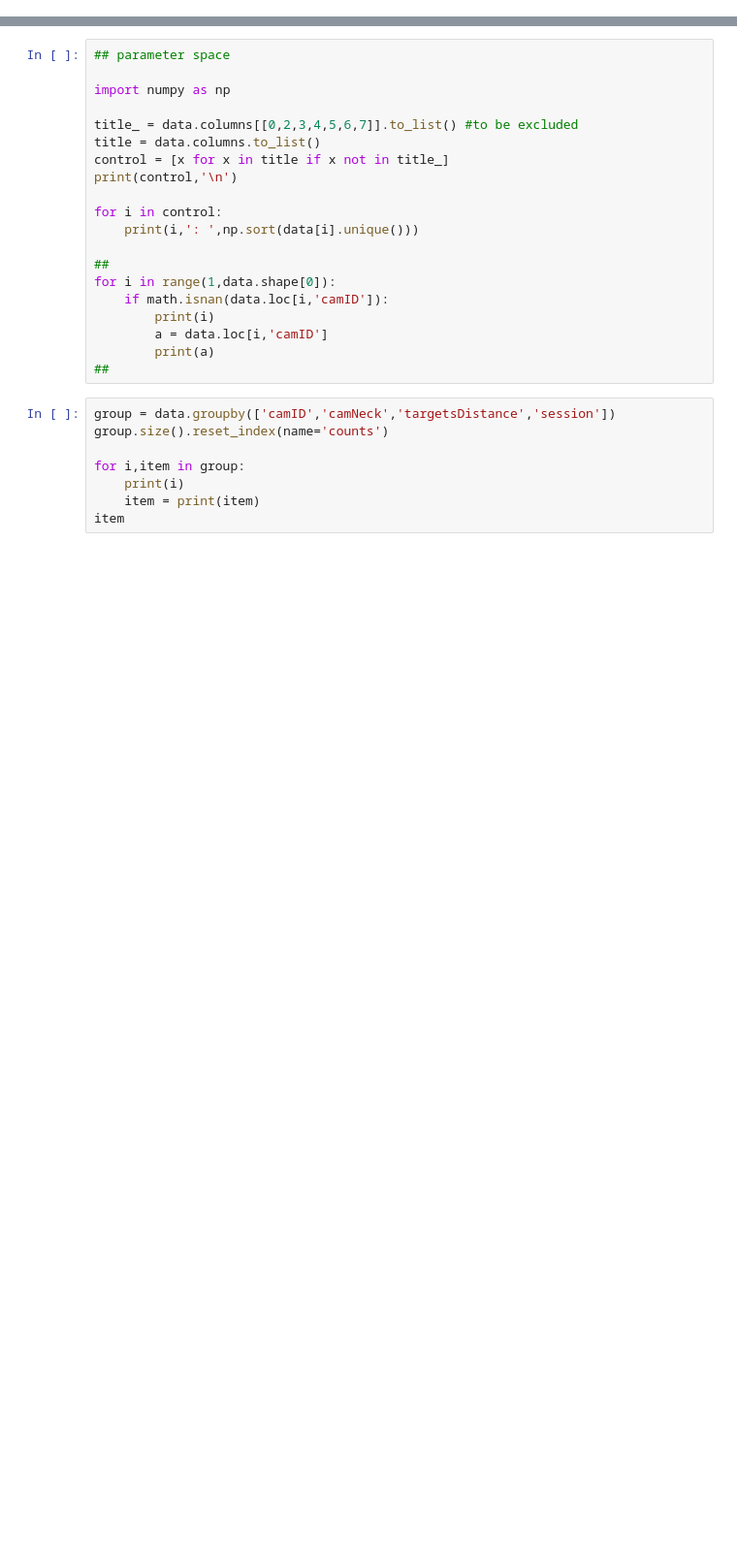
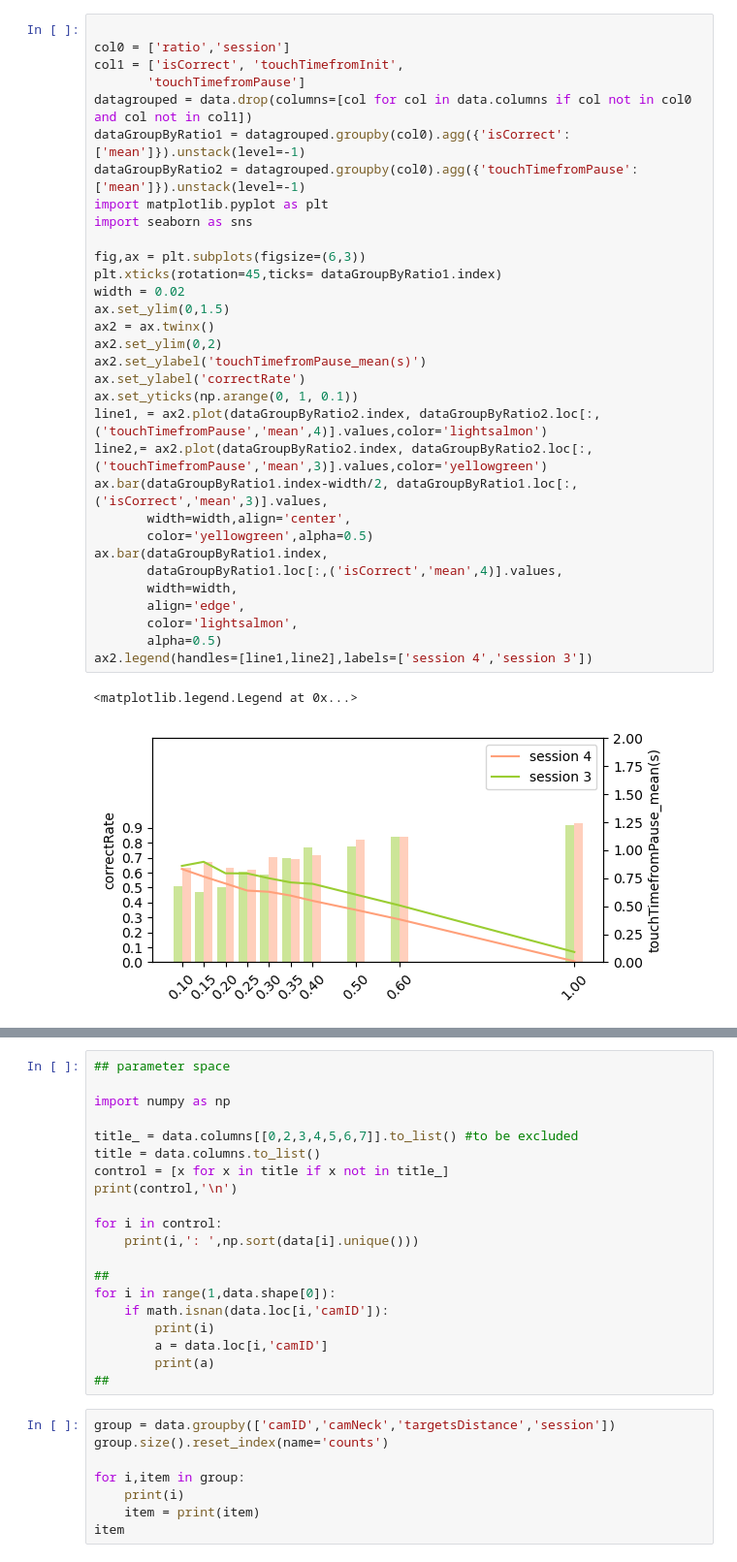
Before and after one commit to ZHTis/count, a Jupyter notebook: datajohn/datajohn.ipynb, the cells around one changed output, grey strips where cells are left out. Shown: that part at 97% size. Drawn from its saved outputs; the diff is of its cells as text; blank space fills up the shorter version.

```diff
--- a/datajohn/datajohn.ipynb
+++ b/datajohn/datajohn.ipynb
@@ -101,0 +68,35 @@ data
+# %%
+
+col0 = ['ratio','session']
+col1 = ['isCorrect', 'touchTimefromInit',
+       'touchTimefromPause']
+datagrouped = data.drop(columns=[col for col in data.columns if col not in col0 and col not in col1])
+dataGroupByRatio1 = datagrouped.groupby(col0).agg({'isCorrect':['mean']}).unstack(level=-1)
+dataGroupByRatio2 = datagrouped.groupby(col0).agg({'touchTimefromPause':['mean']}).unstack(level=-1)
+import matplotlib.pyplot as plt
+import seaborn as sns
+
+fig,ax = plt.subplots(figsize=(6,3))
+plt.xticks(rotation=45,ticks= dataGroupByRatio1.index)
+width = 0.02
+ax.set_ylim(0,1.5)
+ax2 = ax.twinx()
+ax2.set_ylim(0,2)
+ax2.set_ylabel('touchTimefromPause_mean(s)')
+ax.set_ylabel('correctRate')
+ax.set_yticks(np.arange(0, 1, 0.1))
+line1, = ax2.plot(dataGroupByRatio2.index, dataGroupByRatio2.loc[:,('touchTimefromPause','mean',4)].values,color='lightsalmon')
+line2,= ax2.plot(dataGroupByRatio2.index, dataGroupByRatio2.loc[:,('touchTimefromPause','mean',3)].values,color='yellowgreen')
+ax.bar(dataGroupByRatio1.index-width/2, dataGroupByRatio1.loc[:,('isCorrect','mean',3)].values,
+       width=width,align='center',
+       color='yellowgreen',alpha=0.5)
+ax.bar(dataGroupByRatio1.index,
+       dataGroupByRatio1.loc[:,('isCorrect','mean',4)].values,
+       width=width,
+       align='edge',
+       color='lightsalmon',
+       alpha=0.5)
+ax2.legend(handles=[line1,line2],labels=['session 4','session 3'])
+# %% [output]
+<matplotlib.legend.Legend at 0x...>
+[figure, added]
```
Also changed, not shown: parts of 9 cells of this notebook, 2 other files.
